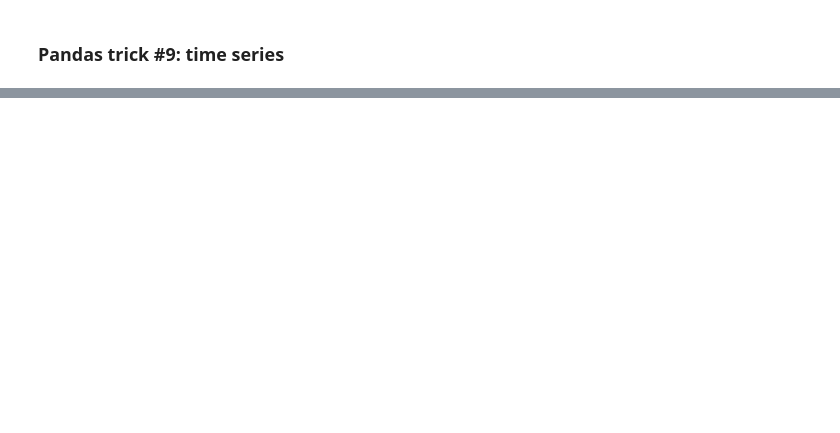
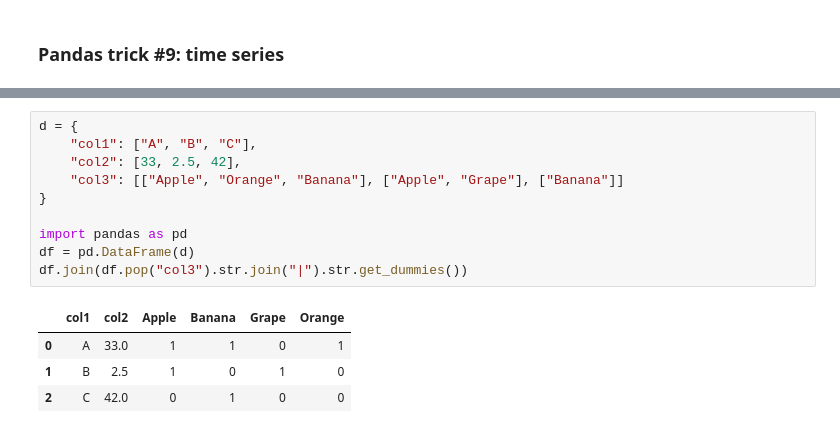
Before and after one commit to hmzhan/python-tricks, a Jupyter notebook: pandas-tricks.ipynb, the cells around one changed output, grey strips where cells are left out. Cells and saved outputs as stored; diff of their text form; blank space fills up the shorter version.

Commit message:
Kaggle Notebook | pandas-tricks | Version 12

```diff
--- a/pandas-tricks.ipynb
+++ b/pandas-tricks.ipynb
@@ -264,0 +530,15 @@ d
+# %%
+d = {
+    "col1": ["A", "B", "C"],
+    "col2": [33, 2.5, 42],
+    "col3": [["Apple", "Orange", "Banana"], ["Apple", "Grape"], ["Banana"]]
+}
+
+import pandas as pd
+df = pd.DataFrame(d)
+df.join(df.pop("col3").str.join("|").str.get_dummies())
+# %% [output]
+|  | col1 | col2 | Apple | Banana | Grape | Orange |
+| 0 | A | 33.0 | 1 | 1 | 0 | 1 |
+| 1 | B | 2.5 | 1 | 0 | 1 | 0 |
+| 2 | C | 42.0 | 0 | 1 | 0 | 0 |
```
Also changed, not shown: parts of 26 cells of this notebook.
